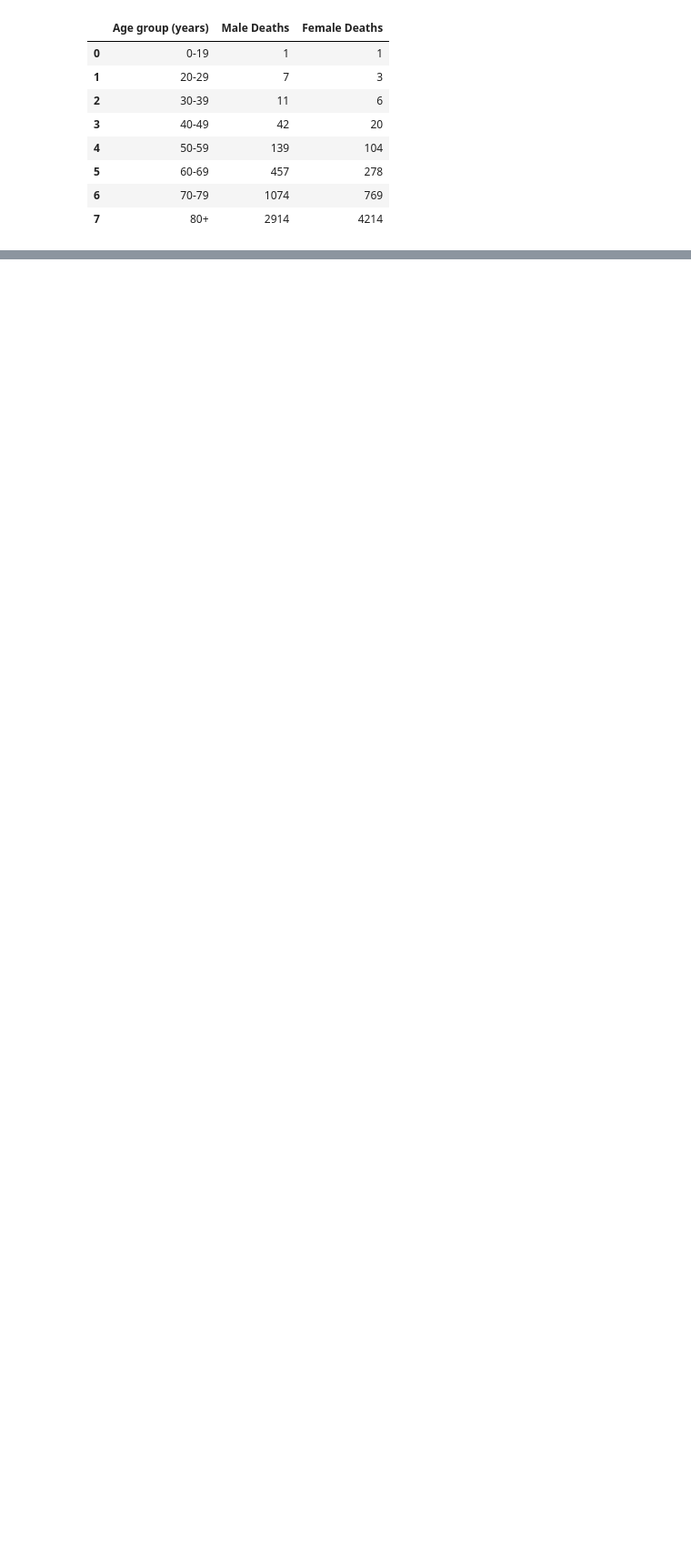
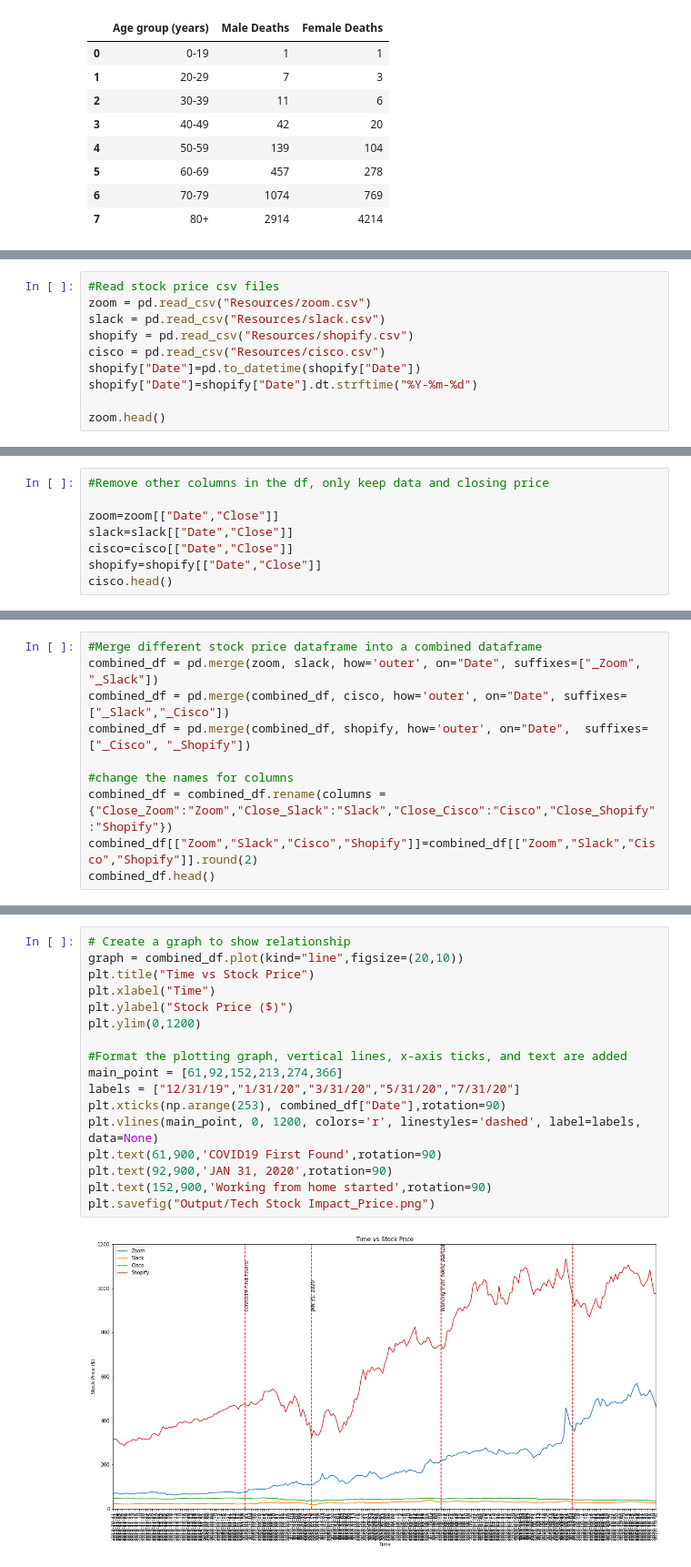
Before and after one commit to chenghaohan/Team_Anti-COVID_Project1, a Jupyter notebook: Data Exploration and Cleanup.ipynb, the cells around one changed output, grey strips where cells are left out. Shown at 91% size. Drawn from its saved outputs; the diff is of its cells as text; blank space fills up the shorter version.

Commit message:
data exploration update

```diff
--- a/Data Exploration and Cleanup.ipynb
+++ b/Data Exploration and Cleanup.ipynb
@@ -547,0 +560,10 @@ Demographic_Data[['Age group (years)', "Male Deaths", 'Female Deaths']]
+# %%
+#Read stock price csv files
+zoom = pd.read_csv("Resources/zoom.csv")
+slack = pd.read_csv("Resources/slack.csv")
+shopify = pd.read_csv("Resources/shopify.csv")
+cisco = pd.read_csv("Resources/cisco.csv")
+shopify["Date"]=pd.to_datetime(shopify["Date"])
+shopify["Date"]=shopify["Date"].dt.strftime("%Y-%m-%d")
+
+zoom.head()
@@ -547,0 +577,8 @@ Demographic_Data[['Age group (years)', "Male Deaths", 'Female Deaths']]
+# %%
+#Remove other columns in the df, only keep data and closing price
+
+zoom=zoom[["Date","Close"]]
+slack=slack[["Date","Close"]]
+cisco=cisco[["Date","Close"]]
+shopify=shopify[["Date","Close"]]
+cisco.head()
@@ -547,0 +592,10 @@ Demographic_Data[['Age group (years)', "Male Deaths", 'Female Deaths']]
+# %%
+#Merge different stock price dataframe into a combined dataframe
+combined_df = pd.merge(zoom, slack, how='outer', on="Date", suffixes=["_Zoom", "_Slack"])
+combined_df = pd.merge(combined_df, cisco, how='outer', on="Date", suffixes=["_Slack","_Cisco"])
+combined_df = pd.merge(combined_df, shopify, how='outer', on="Date",  suffixes=["_Cisco", "_Shopify"])
+
+#change the names for columns
+combined_df = combined_df.rename(columns = {"Close_Zoom":"Zoom","Close_Slack":"Slack","Close_Cisco":"Cisco","Close_Shopify":"Shopify"})
+combined_df[["Zoom","Slack","Cisco","Shopify"]]=combined_df[["Zoom","Slack","Cisco","Shopify"]].round(2)
+combined_df.head()
@@ -547,0 +609,19 @@ Demographic_Data[['Age group (years)', "Male Deaths", 'Female Deaths']]
+# %%
+# Create a graph to show relationship
+graph = combined_df.plot(kind="line",figsize=(20,10))
+plt.title("Time vs Stock Price")
+plt.xlabel("Time")
+plt.ylabel("Stock Price ($)")
+plt.ylim(0,1200)
+
+#Format the plotting graph, vertical lines, x-axis ticks, and text are added
+main_point = [61,92,152,213,274,366]
+labels = ["12/31/19","1/31/20","3/31/20","5/31/20","7/31/20"]
+plt.xticks(np.arange(253), combined_df["Date"],rotation=90)
+plt.vlines(main_point, 0, 1200, colors='r', linestyles='dashed', label=labels, data=None)
+plt.text(61,900,'COVID19 First Found',rotation=90)
+plt.text(92,900,'JAN 31, 2020',rotation=90)
+plt.text(152,900,'Working from home started',rotation=90)
+plt.savefig("Output/Tech Stock Impact_Price.png")
+# %% [output]
+[figure, added]
```
Also changed, not shown: parts of 13 cells of this notebook, 3 other files.
